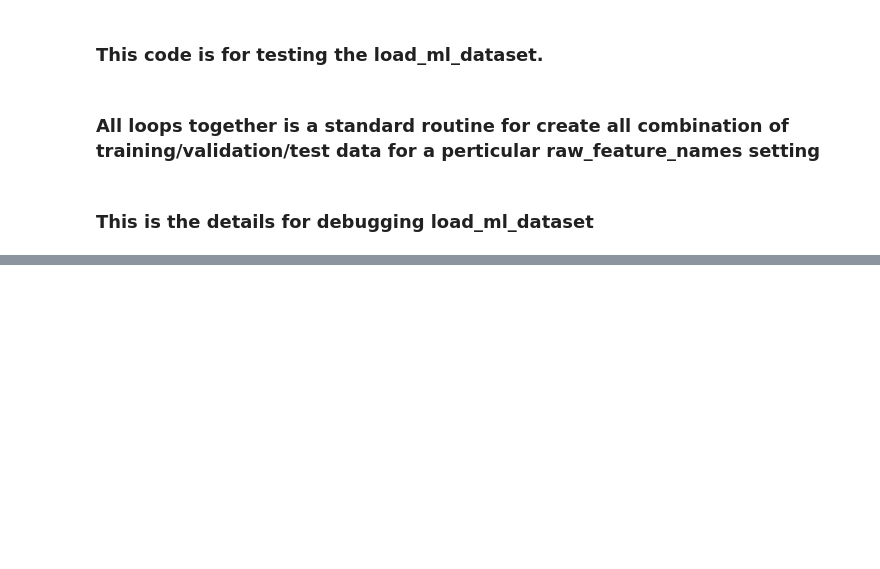
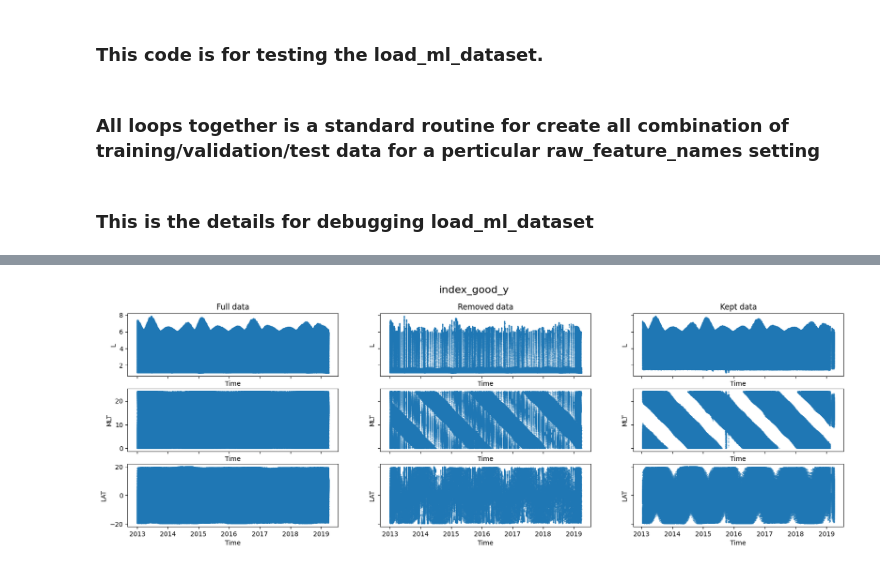
Before and after one commit to TechCoderYorktown/ml_ringcurrent_ion, a Jupyter notebook: 01_rbsp_hope_script_prepare_mldata.ipynb, the cells around one changed output, grey strips where cells are left out. Cells and saved outputs as stored; diff of their text form; code cells hidden in the pictures; blank space fills up the shorter version.

```diff
--- a/01_rbsp_hope_script_prepare_mldata.ipynb
+++ b/01_rbsp_hope_script_prepare_mldata.ipynb
@@ -83,7 +98,7 @@ save_data = True
 raw_feature_names =  ['symh','asyh','ae','asyd'] #['symh','asyh','asyd','ae','f10.7','kp','swp','swn','swv','by','bz']
 number_history = 7
 energy = '51767680'
-species = 'o'
+species = 'h'
 forecast = "none"
 dL01 = True
 test_ts = '2017-01-01'
@@ -139,0 +167,51 @@ else:
+# %%
+import matplotlib.pyplot as plt
+import numpy as np
+
+fig, axes = plt.subplots(nrows=3, ncols=3,  sharey='row' , sharex='col', figsize=(20, 6))
+
+fig.suptitle('index_good_y', fontsize=16)
+testing_index = index_good_y
+
+axes[0, 0].scatter(df_full.loc[:, 'DateTime'], df_full.loc[:, 'l'], s=0.1)
+axes[0, 0].set_title('Full data')
+axes[0, 0].set_xlabel('Time')
+axes[0, 0].set_ylabel('L')
+
+axes[0, 1].scatter(df_full.loc[~testing_index, 'DateTime'], df_full.loc[~testing_index, 'l'], s=0.1)
+axes[0, 1].set_title('Removed data')
+axes[0, 1].set_xlabel('Time')
+axes[0, 1].set_ylabel('L')
+
+axes[0, 2].scatter(df_full.loc[testing_index, 'DateTime'], df_full.loc[testing_index, 'l'], s=0.1)
+axes[0, 2].set_title('Kept data')
+axes[0, 2].set_xlabel('Time')
+axes[0, 2].set_ylabel('L')
+
+axes[1,0].scatter(df_full.loc[:, 'DateTime'], df_full.loc[:, 'mlt'], s=0.1)
+axes[1,0].set_xlabel('Time')
+axes[1,0].set_ylabel('MLT')
+
+axes[1,1].scatter(df_full.loc[~testing_index, 'DateTime'], df_full.loc[~testing_index, 'mlt'], s=0.1)
+axes[1,1].set_xlabel('Time')
+axes[1,1].set_ylabel('MLT')
+
+axes[1,2].scatter(df_full.loc[testing_index, 'DateTime'], df_full.loc[testing_index, 'mlt'], s=0.1)
+axes[1,2].set_xlabel('Time')
+axes[1,2].set_ylabel('MLT')
+
+axes[2,0].scatter(df_full.loc[:, 'DateTime'], df_full.loc[:, 'lat'], s=0.1)
+axes[2,0].set_xlabel('Time')
+axes[2,0].set_ylabel('LAT')
+
+axes[2,1].scatter(df_full.loc[~testing_index, 'DateTime'], df_full.loc[~testing_index, 'lat'], s=0.1)
+axes[2,1].set_xlabel('Time')
+axes[2,1].set_ylabel('LAT')
+
+axes[2,2].scatter(df_full.loc[testing_index, 'DateTime'], df_full.loc[testing_index, 'lat'], s=0.1)
+axes[2,2].set_xlabel('Time')
+axes[2,2].set_ylabel('LAT')
+
+plt.show()
+# %% [output]
+[figure, added]
```
Also changed, not shown: parts of 12 cells of this notebook, 1 other file.
